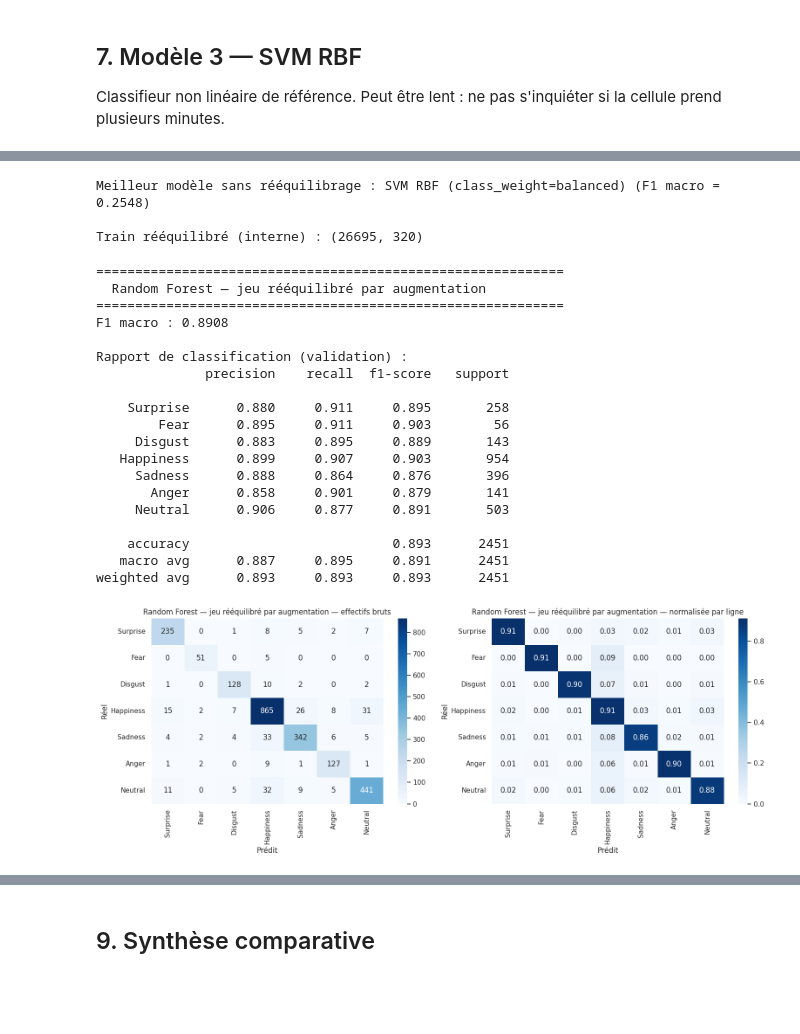
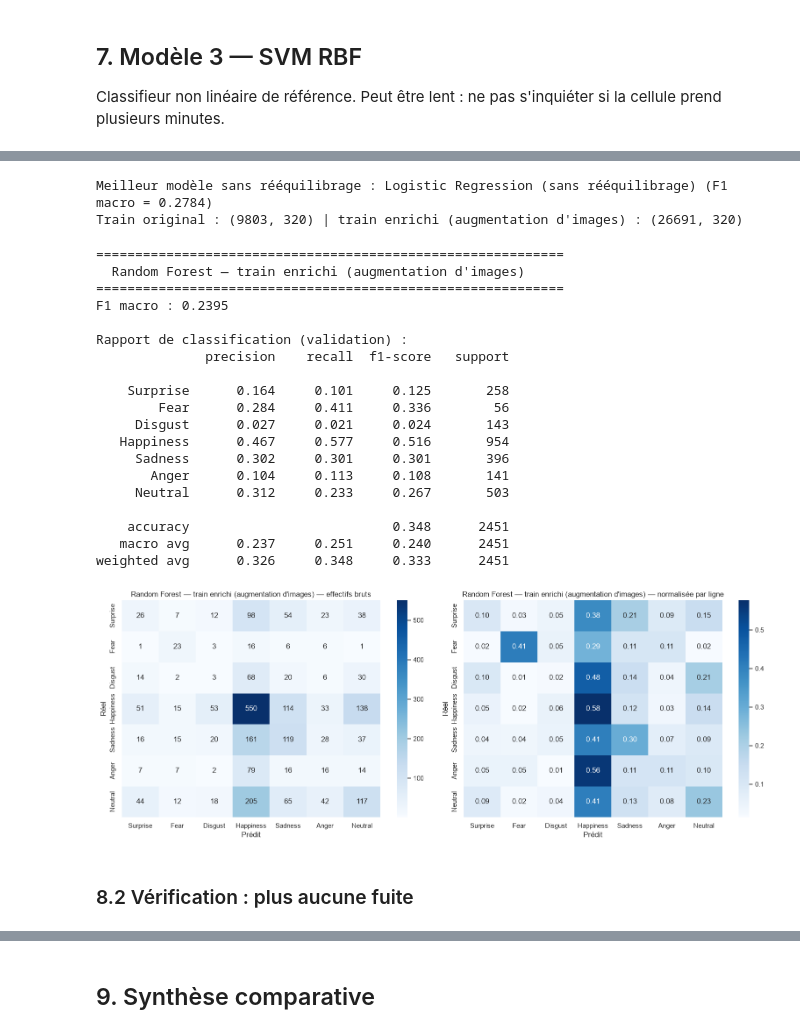
Before and after one commit to zeyglitch/facial-expression-recognition-pipeline, a Jupyter notebook: 02_GTI771_Classification.ipynb, the cells around one changed output, grey strips where cells are left out. Cells and saved outputs as stored; diff of their text form; code cells hidden in the pictures; blank space fills up the shorter version.

Commit message:
fix: split before augmentation, add leakage checks, correct results

```diff
--- a/02_GTI771_Classification.ipynb
+++ b/02_GTI771_Classification.ipynb
@@ -145,12 +148,5 @@ Le jeu de test officiel n'ayant pas d'étiquettes, on crée une validation inter
 # %%
-X_tr, X_val, y_tr, y_val = train_test_split(
-    X_train_norm, y_train_norm,
-    test_size=0.20,
-    stratify=y_train_norm,
-    random_state=42
-)
-
-print(f"Train interne : {X_tr.shape} — Validation : {X_val.shape}")
-print(f"\nDistribution validation (représentative du réel) :")
+print(f"Train : {X_tr.shape} — Validation : {X_val.shape}")
+print("\nDistribution de la validation (représentative du réel) :")
 print(pd.Series(y_val).map(LABELS_NAMES).value_counts().reindex(TARGET_NAMES).to_string())
 # %% [output]
@@ -324,58 +322,49 @@ On refait l'entraînement du meilleur modèle en le nourrissant du jeu déjà r
 # %%
-# On identifie le meilleur modèle sans rééquilibrage
 resultats = [res_lr, res_rf, res_svm]
 meilleur = max(resultats, key=lambda r: r['f1_macro'])
 print(f"Meilleur modèle sans rééquilibrage : {meilleur['nom']} (F1 macro = {meilleur['f1_macro']:.4f})")
-
-# On refait le split, cette fois avec le jeu rééquilibré pour l'entraînement uniquement
-# La validation reste l'ancienne (non rééquilibrée, représentative)
-X_tr_reeq, X_val_reeq, y_tr_reeq, y_val_reeq = train_test_split(
-    X_train_reeq, y_train_reeq,
-    test_size=0.20,
-    stratify=y_train_reeq,
-    random_state=42
-)
-print(f"\nTrain rééquilibré (interne) : {X_tr_reeq.shape}")
+print(f"Train original : {X_tr.shape} | train enrichi (augmentation d'images) : {X_tr_reeq.shape}")
 # %% [output]
-Meilleur modèle sans rééquilibrage : SVM RBF (class_weight=balanced) (F1 macro = 0.2548)
-
-Train rééquilibré (interne) : (26695, 320)
+Meilleur modèle sans rééquilibrage : Logistic Regression (sans rééquilibrage) (F1 macro = 0.2784)
+Train original : (9803, 320) | train enrichi (augmentation d'images) : (26691, 320)
 # %%
 # Random Forest sans class_weight, sur le jeu déjà rééquilibré par augmentation
 pipeline_rf_aug = Pipeline([
     ('scaler', StandardScaler()),
     ('clf', RandomForestClassifier(
         n_estimators=300,
         max_depth=None,
         random_state=42,
         n_jobs=-1
     ))
 ])
 
 # On évalue sur la validation représentative (non augmentée)
 res_rf_aug = evaluer_modele(
-    'Random Forest — jeu rééquilibré par augmentation',
+    "Random Forest — train enrichi (augmentation d'images)",
     pipeline_rf_aug, X_tr_reeq, y_tr_reeq, X_val, y_val
 )
 afficher_matrice_confusion(y_val, res_rf_aug['y_pred'], res_rf_aug['nom'])
 # %% [output]
 ============================================================
-  Random Forest — jeu rééquilibré par augmentation
+  Random Forest — train enrichi (augmentation d'images)
 ============================================================
-F1 macro : 0.8908
+F1 macro : 0.2395
 
 Rapport de classification (validation) :
               precision    recall  f1-score   support
 
-    Surprise      0.880     0.911     0.895       258
-        Fear      0.895     0.911     0.903        56
-     Disgust      0.883     0.895     0.889       143
-   Happiness      0.899     0.907     0.903       954
-     Sadness      0.888     0.864     0.876       396
-       Anger      0.858     0.901     0.879       141
-     Neutral      0.906     0.877     0.891       503
+    Surprise      0.164     0.101     0.125       258
+        Fear      0.284     0.411     0.336        56
+     Disgust      0.027     0.021     0.024       143
+   Happiness      0.467     0.577     0.516       954
+     Sadness      0.302     0.301     0.301       396
+       Anger      0.104     0.113     0.108       141
+     Neutral      0.312     0.233     0.267       503
 
-    accuracy                          0.893      2451
-   macro avg      0.887     0.895     0.891      2451
-weighted avg      0.893     0.893     0.893      2451
+    accuracy                          0.348      2451
+   macro avg      0.237     0.251     0.240      2451
+weighted avg      0.326     0.348     0.333      2451
-[figure, old version]
+[figure, new version]
+# %% [markdown]
+### 8.2 Vérification : plus aucune fuite
```
Also changed, not shown: parts of 27 cells of this notebook, 4 other files.
